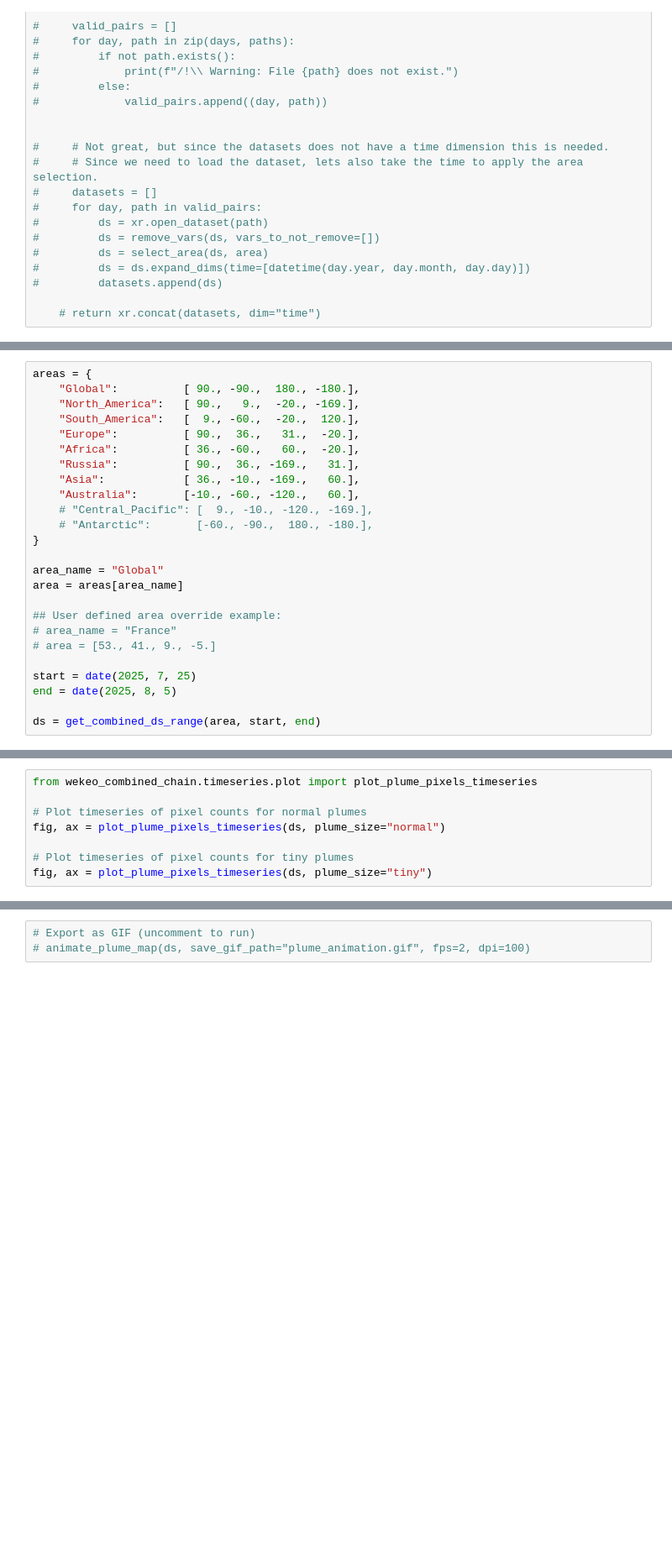
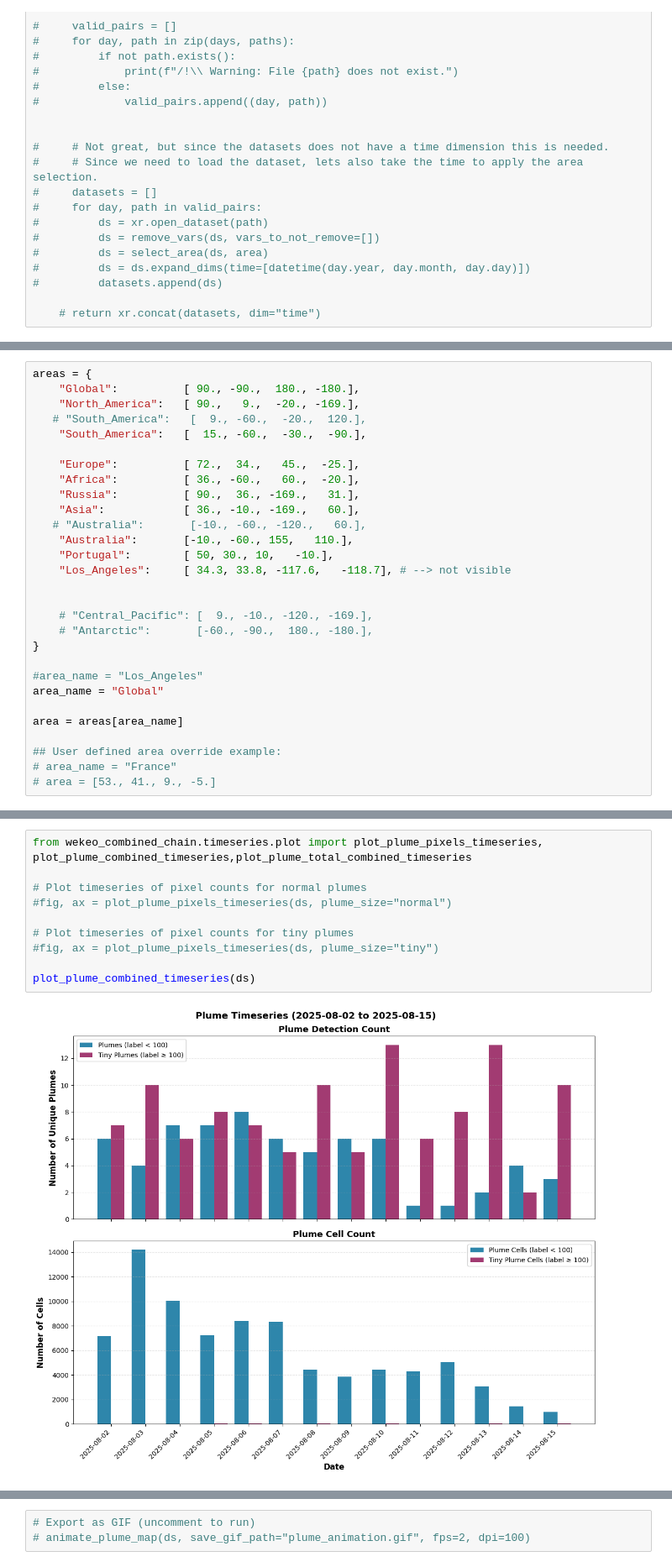
Before and after one commit to hygeos/wekeo_combined_chain, a Jupyter notebook: notebooks/demo_time.ipynb, the cells around one changed output, grey strips where cells are left out. Shown at 84% size. Saved outputs shown, nothing was run; the diff lists cells and outputs as text; blank space fills up the shorter version.

```diff
--- a/notebooks/demo_time.ipynb
+++ b/notebooks/demo_time.ipynb
@@ -138,24 +147,28 @@ def get_combined_ds_range(
 areas = {
     "Global":          [ 90., -90.,  180., -180.],
     "North_America":   [ 90.,   9.,  -20., -169.],
-    "South_America":   [  9., -60.,  -20.,  120.],
-    "Europe":          [ 90.,  36.,   31.,  -20.],
+   # "South_America":   [  9., -60.,  -20.,  120.],
+    "South_America":   [  15., -60.,  -30.,  -90.],
+
+    "Europe":          [ 72.,  34.,   45.,  -25.],
     "Africa":          [ 36., -60.,   60.,  -20.],
     "Russia":          [ 90.,  36., -169.,   31.],
     "Asia":            [ 36., -10., -169.,   60.],
-    "Australia":       [-10., -60., -120.,   60.],
+   # "Australia":       [-10., -60., -120.,   60.],
+    "Australia":       [-10., -60., 155,   110.],
+    "Portugal":        [ 50, 30., 10,   -10.],
+    "Los_Angeles":     [ 34.3, 33.8, -117.6,   -118.7], # --> not visible
+
+
     # "Central_Pacific": [  9., -10., -120., -169.],
     # "Antarctic":       [-60., -90.,  180., -180.],
 }
 
+#area_name = "Los_Angeles"
 area_name = "Global"
+
 area = areas[area_name]
 
 ## User defined area override example:
 # area_name = "France"
 # area = [53., 41., 9., -5.]
-
-start = date(2025, 7, 25)
-end = date(2025, 8, 5)
-
-ds = get_combined_ds_range(area, start, end)
@@ -170,8 +333,12 @@ fig, ax = plot_plume_timeseries(ds)
 # %%
-from wekeo_combined_chain.timeseries.plot import plot_plume_pixels_timeseries
+from wekeo_combined_chain.timeseries.plot import plot_plume_pixels_timeseries, plot_plume_combined_timeseries,plot_plume_total_combined_timeseries
 
 # Plot timeseries of pixel counts for normal plumes
-fig, ax = plot_plume_pixels_timeseries(ds, plume_size="normal")
+#fig, ax = plot_plume_pixels_timeseries(ds, plume_size="normal")
 
 # Plot timeseries of pixel counts for tiny plumes
-fig, ax = plot_plume_pixels_timeseries(ds, plume_size="tiny")
+#fig, ax = plot_plume_pixels_timeseries(ds, plume_size="tiny")
+
+plot_plume_combined_timeseries(ds)
+# %% [output]
+[figure, added]
```
Also changed, not shown: parts of 41 cells of this notebook, 6 other files.
